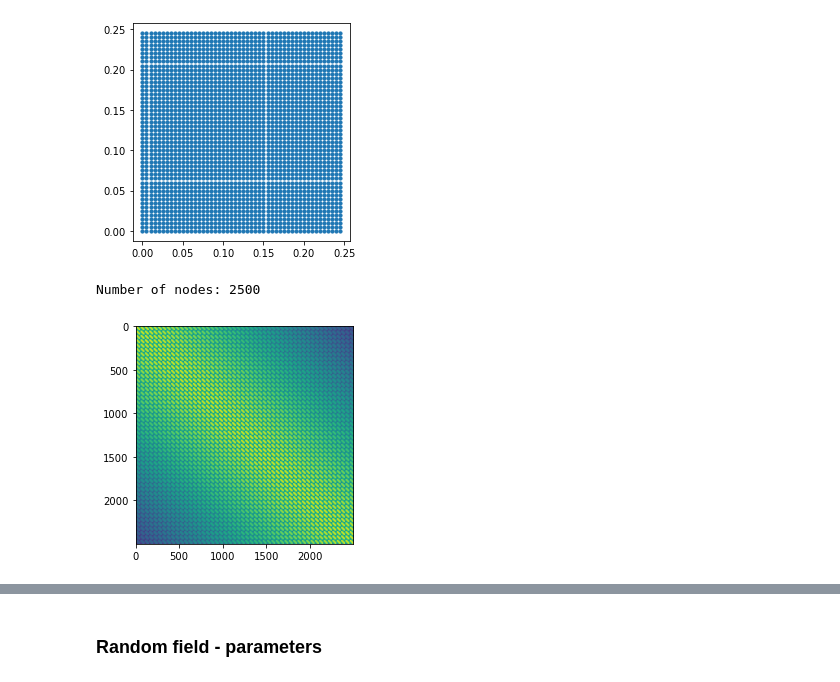
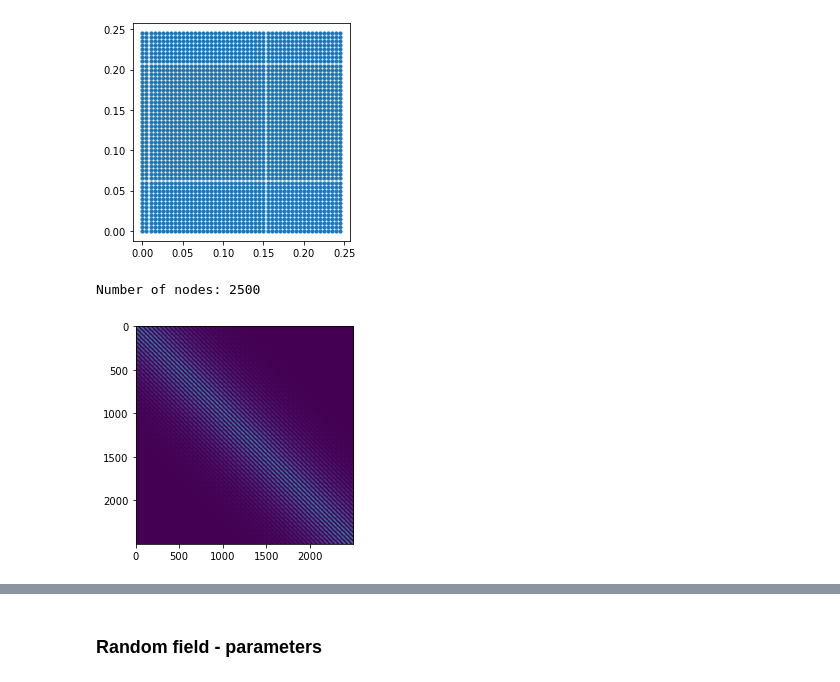
Before and after one commit to mark-hobbs/pyrf, a Jupyter notebook: Random_field_generation.ipynb, the cells around one changed output, grey strips where cells are left out. Saved outputs shown, nothing was run; the diff lists cells and outputs as text; code cells hidden in the pictures.

```diff
--- a/Random_field_generation.ipynb
+++ b/Random_field_generation.ipynb
@@ -41,11 +41,11 @@ Number of nodes: 2500
 [figure]
 # %%
 x = build_mesh(5e-3, 50, 50)
-jcss = JCSS(x, 5, 0)
+jcss = JCSS(x, 25, 0.0)
 C = jcss.build_correlation_matrix()
 jcss.visualise(C)
 # %% [output]
 Number of nodes: 2500
-[figure, old version]
+[figure, new version]
 # %%
 gaussian = Gaussian(42.3, 5)
```
Also changed, not shown: parts of 6 cells of this notebook, 3 other files.
